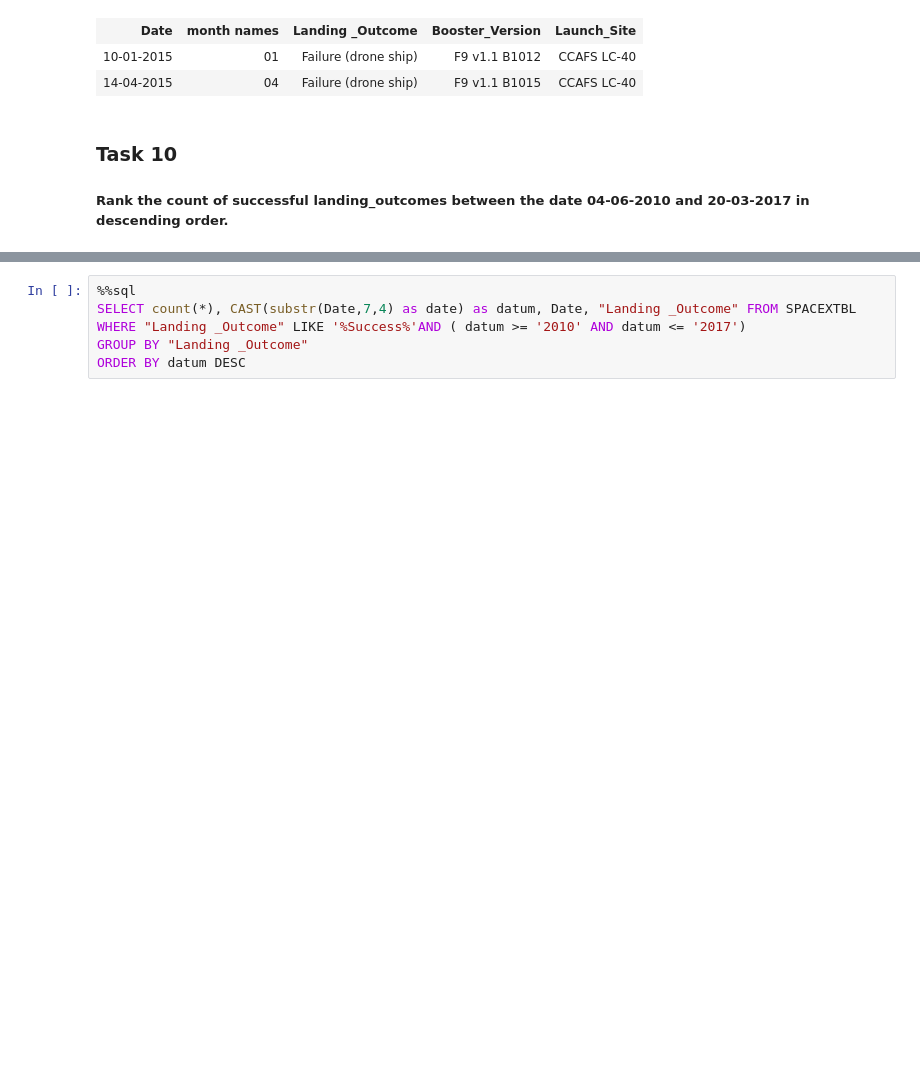
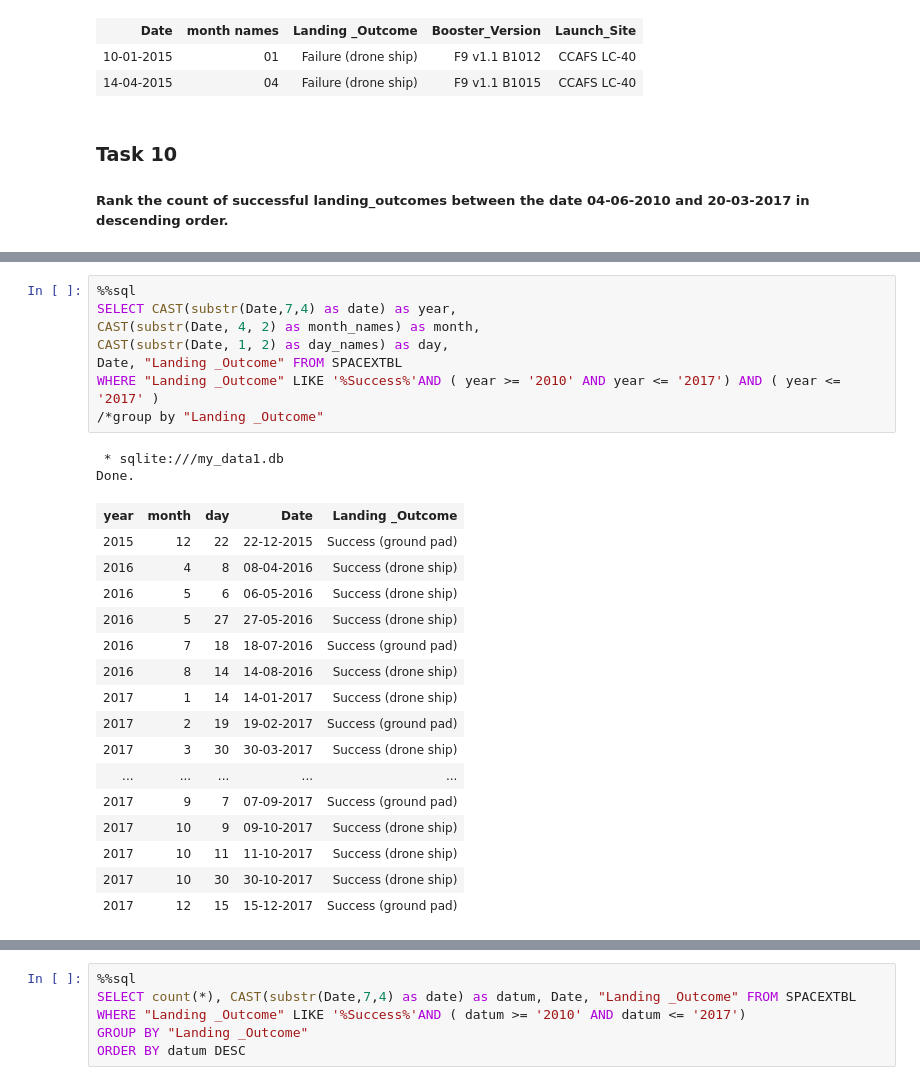
Before and after one commit to honzapetr/IBM-Data-Science-Professional-Certificate, a Jupyter notebook: Applied Data Science Capstone Project/4_jupyter-labs-eda-sql-coursera_sqllite.ipynb, the cells around one changed output, grey strips where cells are left out. Cells and saved outputs as stored; diff of their text form; blank space fills up the shorter version.

```diff
--- a/Applied Data Science Capstone Project/4_jupyter-labs-eda-sql-coursera_sqllite.ipynb
+++ b/Applied Data Science Capstone Project/4_jupyter-labs-eda-sql-coursera_sqllite.ipynb
@@ -329,0 +358,27 @@ Done.
+# %%
+%%sql
+SELECT CAST(substr(Date,7,4) as date) as year,
+CAST(substr(Date, 4, 2) as month_names) as month,
+CAST(substr(Date, 1, 2) as day_names) as day,
+Date, "Landing _Outcome" FROM SPACEXTBL
+WHERE "Landing _Outcome" LIKE '%Success%'AND ( year >= '2010' AND year <= '2017') AND ( year <= '2017' )
+/*group by "Landing _Outcome"
+# %% [output]
+ * sqlite:///my_data1.db
+Done.
+| year | month | day | Date | Landing _Outcome |
+| 2015 | 12 | 22 | 22-12-2015 | Success (ground pad) |
+| 2016 | 4 | 8 | 08-04-2016 | Success (drone ship) |
+| 2016 | 5 | 6 | 06-05-2016 | Success (drone ship) |
+| 2016 | 5 | 27 | 27-05-2016 | Success (drone ship) |
+| 2016 | 7 | 18 | 18-07-2016 | Success (ground pad) |
+| 2016 | 8 | 14 | 14-08-2016 | Success (drone ship) |
+| 2017 | 1 | 14 | 14-01-2017 | Success (drone ship) |
+| 2017 | 2 | 19 | 19-02-2017 | Success (ground pad) |
+| 2017 | 3 | 30 | 30-03-2017 | Success (drone ship) |
+| ... | ... | ... | ... | ... |
+| 2017 | 9 | 7 | 07-09-2017 | Success (ground pad) |
+| 2017 | 10 | 9 | 09-10-2017 | Success (drone ship) |
+| 2017 | 10 | 11 | 11-10-2017 | Success (drone ship) |
+| 2017 | 10 | 30 | 30-10-2017 | Success (drone ship) |
+| 2017 | 12 | 15 | 15-12-2017 | Success (ground pad) |
```
Also changed, not shown: parts of 5 cells of this notebook, 2 other files.
